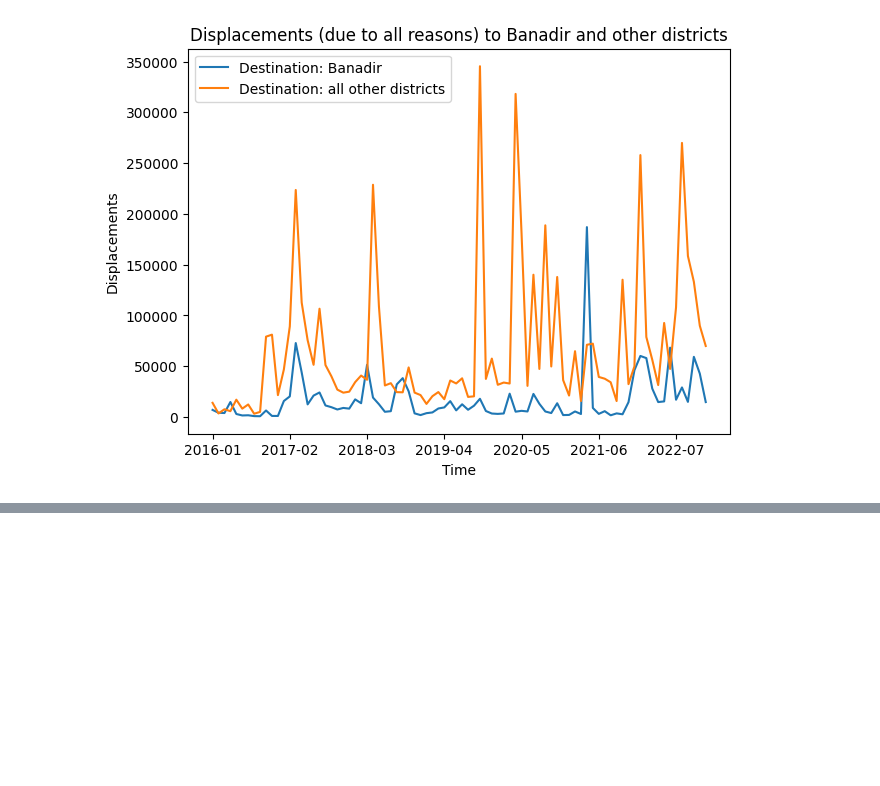
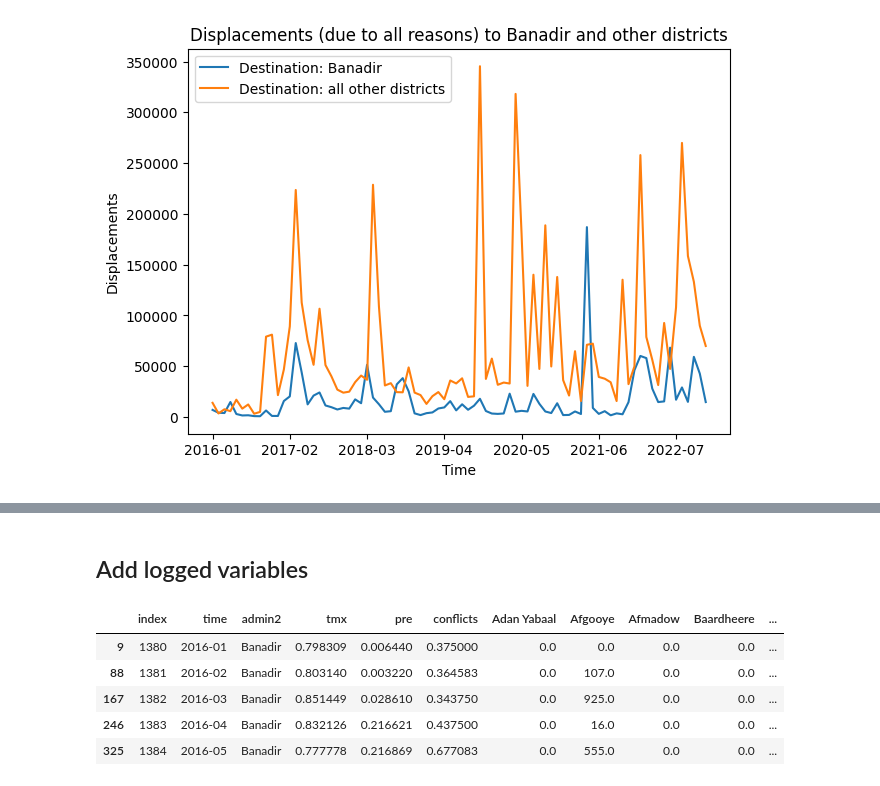
Before and after one commit to saraghivarello/Climate-and-conflict, a Jupyter notebook: Admin2/Merged log.ipynb, the cells around one changed output, grey strips where cells are left out. Cells and saved outputs as stored; diff of their text form; code cells hidden in the pictures; blank space fills up the shorter version.

```diff
--- a/Admin2/Merged log.ipynb
+++ b/Admin2/Merged log.ipynb
@@ -380,0 +384,31 @@ Name: sum_disp, Length: 84, dtype: float64
+# %%
+col =['tmx', 'pre', 'conflicts',
+       'sum_disp', 'TA', 'PA', 'DL', 'TA_lag1',
+       'TA_lag2', 'TA_lag3', 'TA_lag4', 'TA_lag5', 'TA_lag6', 'PA_lag1',
+       'PA_lag2', 'PA_lag3', 'PA_lag4', 'PA_lag5', 'PA_lag6', 'DL_lag1',
+       'DL_lag2', 'DL_lag3', 'DL_lag4', 'DL_lag5', 'DL_lag6',
+       'conflicts_lag1', 'conflicts_lag2', 'conflicts_lag3',
+       'conflicts_lag4', 'conflicts_lag5', 'conflicts_lag6',
+       'sum_disp_lag1', 'sum_disp_lag2', 'sum_disp_lag3', 'sum_disp_lag4',
+       'sum_disp_lag5', 'sum_disp_lag6', 'gdp_mean', 'pop_count']
+df_m_norm = df_m.copy()
+
+min_max_scaler = MinMaxScaler().fit(df_m[col])
+df_m_norm[col] = min_max_scaler.transform(df_m[col])
+# %% [markdown]
+## Add logged variables
+# %%
+#find columns with -inf
+df_m_norm[col]= df_m_norm[col].replace(0, 0.001)
+
+for c in col:
+    df_m_norm[c + '_log'] = np.log(df_m_norm[c])
+# %%
+df_m_norm[df_m_norm['admin2']=='Banadir'].head()
+# %% [output]
+|  | index | time | admin2 | tmx | pre | conflicts | Adan Yabaal | Afgooye | Afmadow | Baardheere | ... |
+| 9 | 1380 | 2016-01 | Banadir | 0.798309 | 0.006440 | 0.375000 | 0.0 | 0.0 | 0.0 | 0.0 | ... |
+| 88 | 1381 | 2016-02 | Banadir | 0.803140 | 0.003220 | 0.364583 | 0.0 | 107.0 | 0.0 | 0.0 | ... |
+| 167 | 1382 | 2016-03 | Banadir | 0.851449 | 0.028610 | 0.343750 | 0.0 | 925.0 | 0.0 | 0.0 | ... |
+| 246 | 1383 | 2016-04 | Banadir | 0.832126 | 0.216621 | 0.437500 | 0.0 | 16.0 | 0.0 | 0.0 | ... |
+| 325 | 1384 | 2016-05 | Banadir | 0.777778 | 0.216869 | 0.677083 | 0.0 | 555.0 | 0.0 | 0.0 | ... |
```
Also changed, not shown: parts of 23 cells of this notebook, 25 other files.
